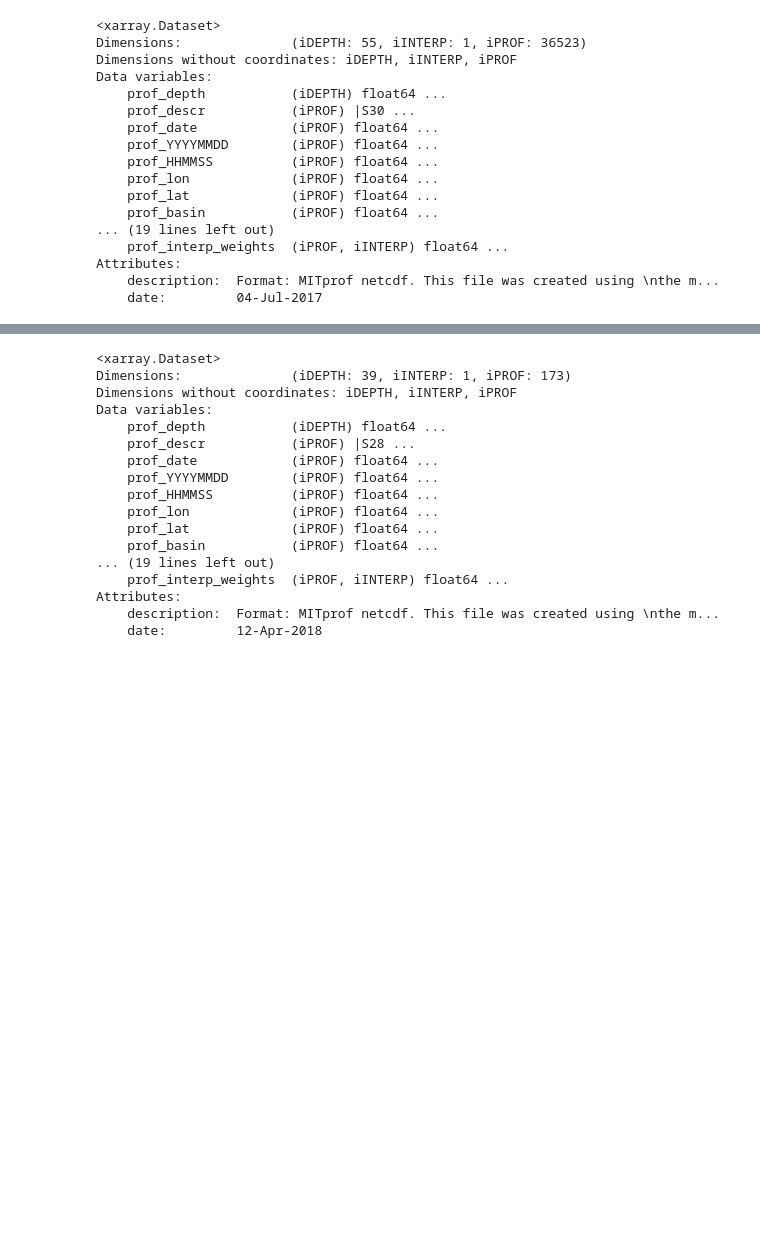
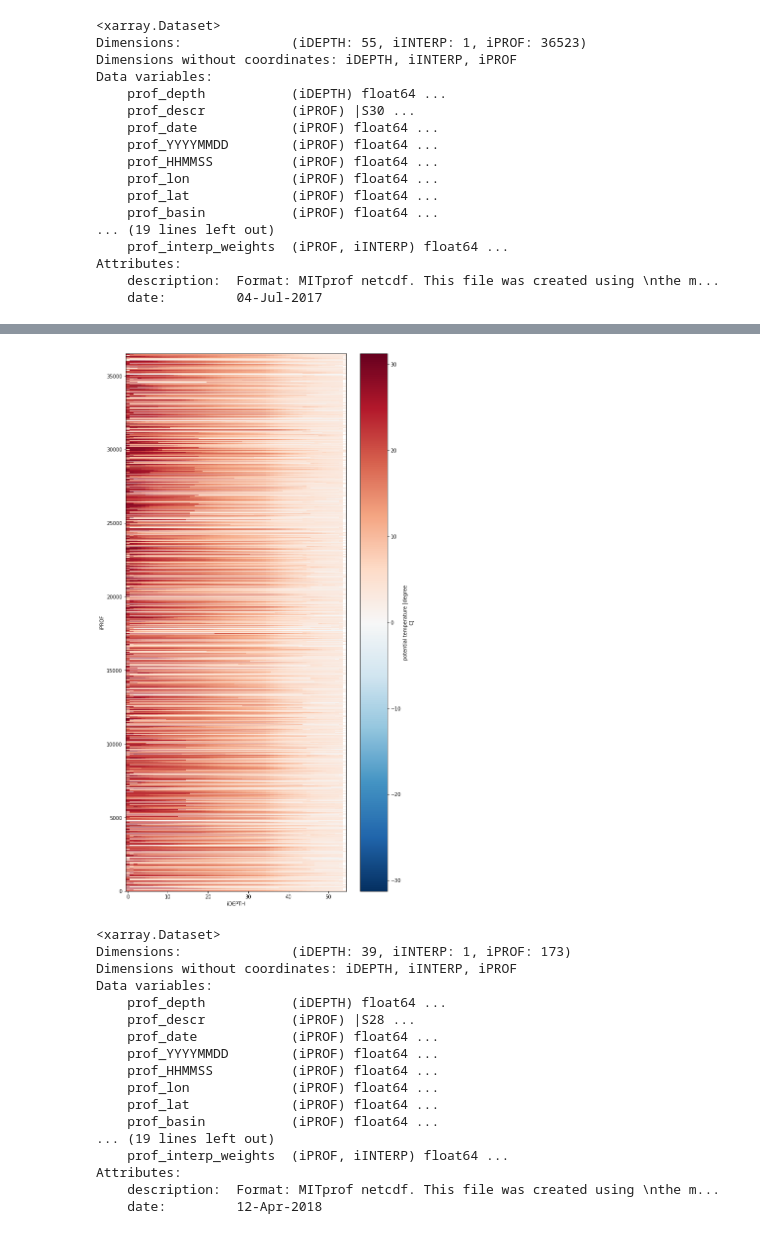
Before and after one commit to IvanaEscobar/sandbox, a Jupyter notebook: sandbox/ooi-pioneer/notebooks/MITgcm_profilespkg_TUTORIAL.ipynb, the cells around one changed output, grey strips where cells are left out. Saved outputs shown, nothing was run; the diff lists cells and outputs as text; code cells hidden in the pictures; blank space fills up the shorter version.

```diff
--- a/sandbox/ooi-pioneer/notebooks/MITgcm_profilespkg_TUTORIAL.ipynb
+++ b/sandbox/ooi-pioneer/notebooks/MITgcm_profilespkg_TUTORIAL.ipynb
@@ -43,3 +50,9 @@ ds.prof_depth.plot(marker='o', linewidth=0., markersize=0.5)
+# %%
+plt.figure(figsize=(10,10))
+ds.prof_T.plot()
+plt.show()
+# %% [output]
+[figure, added]
 # %%
 ds = xr.open_dataset(f'{path}/ctd_santa_anna_llc270_18x18_july2017_ASTE.nc')
 ds
```
Also changed, not shown: parts of 3 cells of this notebook, 1 other file.
